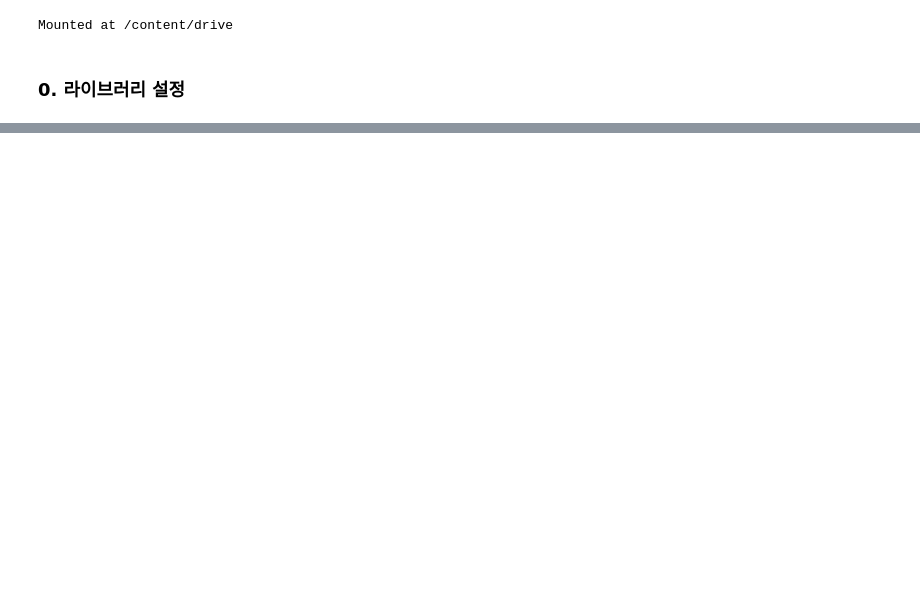
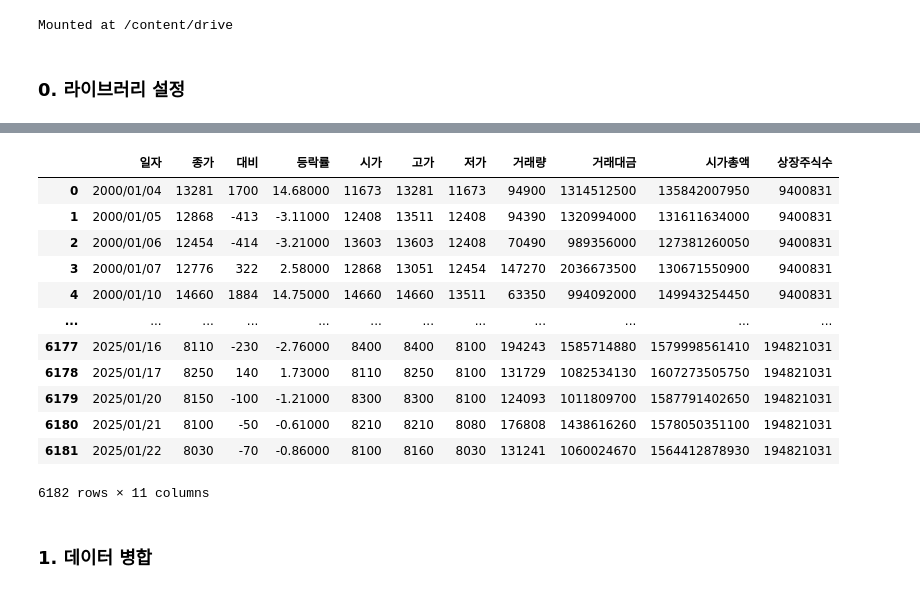
Before and after one commit to jwshin0908/Algorithm, a Jupyter notebook: KOREANRE_DT.ipynb, the cells around one changed output, grey strips where cells are left out. Saved outputs shown, nothing was run; the diff lists cells and outputs as text; code cells hidden in the pictures; blank space fills up the shorter version.

Commit message:
Colab을 통해 생성됨

```diff
--- a/KOREANRE_DT.ipynb
+++ b/KOREANRE_DT.ipynb
@@ -47,0 +68,20 @@ ModuleNotFoundError: No module named 'ta'
+# %%
+df1 = pd.read_csv('/content/drive/MyDrive/Colab Notebooks/코리안리/코리안리(000101_011231).csv', encoding='cp949')
+df2 = pd.read_csv('/content/drive/MyDrive/Colab Notebooks/코리안리/코리안리(020101_031231).csv', encoding='cp949')
+df3 = pd.read_csv('/content/drive/MyDrive/Colab Notebooks/코리안리/코리안리(040101_051231).csv', encoding='cp949')
+df4 = pd.read_csv('/content/drive/MyDrive/Colab Notebooks/코리안리/코리안리(060101_071231).csv', encoding='cp949')
+df5 = pd.read_csv('/content/drive/MyDrive/Colab Notebooks/코리안리/코리안리(080101_091231).csv', encoding='cp949')
+df6 = pd.read_csv('/content/drive/MyDrive/Colab Notebooks/코리안리/코리안리(100101_111231).csv', encoding='cp949')
+df7 = pd.read_csv('/content/drive/MyDrive/Colab Notebooks/코리안리/코리안리(120101_131231).csv', encoding='cp949')
+df8 = pd.read_csv('/content/drive/MyDrive/Colab Notebooks/코리안리/코리안리(140101_151231).csv', encoding='cp949')
+df9 = pd.read_csv('/content/drive/MyDrive/Colab Notebooks/코리안리/코리안리(160101_171231).csv', encoding='cp949')
+df10 = pd.read_csv('/content/drive/MyDrive/Colab Notebooks/코리안리/코리안리(180101_191231).csv', encoding='cp949')
+df11 = pd.read_csv('/content/drive/MyDrive/Colab Notebooks/코리안리/코리안리(200101_211231).csv', encoding='cp949')
+df12 = pd.read_csv('/content/drive/MyDrive/Colab Notebooks/코리안리/코리안리(220101_231231).csv', encoding='cp949')
+df13 = pd.read_csv('/content/drive/MyDrive/Colab Notebooks/코리안리/코리안리(240101_251231).csv', encoding='cp949')
+# %%
+# 데이터프레임 리스트
+dfs = [df13, df12, df11, df10, df9, df8, df7, df6, df5, df4, df3, df2, df1]
+
+# 아래로 이어붙이기
+df = pd.concat(dfs, axis=0, ignore_index=True)
@@ -47,0 +101,20 @@ ModuleNotFoundError: No module named 'ta'
+# %%
+df = df.sort_index(ascending=False).reset_index(drop=True)
+# %%
+df
+# %% [output]
+|  | 일자 | 종가 | 대비 | 등락률 | 시가 | 고가 | 저가 | 거래량 | 거래대금 | 시가총액 | 상장주식수 |
+| 0 | 2000/01/04 | 13281 | 1700 | 14.68000 | 11673 | 13281 | 11673 | 94900 | 1314512500 | 135842007950 | 9400831 |
+| 1 | 2000/01/05 | 12868 | -413 | -3.11000 | 12408 | 13511 | 12408 | 94390 | 1320994000 | 131611634000 | 9400831 |
+| 2 | 2000/01/06 | 12454 | -414 | -3.21000 | 13603 | 13603 | 12408 | 70490 | 989356000 | 127381260050 | 9400831 |
+| 3 | 2000/01/07 | 12776 | 322 | 2.58000 | 12868 | 13051 | 12454 | 147270 | 2036673500 | 130671550900 | 9400831 |
+| 4 | 2000/01/10 | 14660 | 1884 | 14.75000 | 14660 | 14660 | 13511 | 63350 | 994092000 | 149943254450 | 9400831 |
+| ... | ... | ... | ... | ... | ... | ... | ... | ... | ... | ... | ... |
+| 6177 | 2025/01/16 | 8110 | -230 | -2.76000 | 8400 | 8400 | 8100 | 194243 | 1585714880 | 1579998561410 | 194821031 |
+| 6178 | 2025/01/17 | 8250 | 140 | 1.73000 | 8110 | 8250 | 8100 | 131729 | 1082534130 | 1607273505750 | 194821031 |
+| 6179 | 2025/01/20 | 8150 | -100 | -1.21000 | 8300 | 8300 | 8100 | 124093 | 1011809700 | 1587791402650 | 194821031 |
+| 6180 | 2025/01/21 | 8100 | -50 | -0.61000 | 8210 | 8210 | 8080 | 176808 | 1438616260 | 1578050351100 | 194821031 |
+| 6181 | 2025/01/22 | 8030 | -70 | -0.86000 | 8100 | 8160 | 8030 | 131241 | 1060024670 | 1564412878930 | 194821031 |
+6182 rows × 11 columns
+# %% [markdown]
+### 1. 데이터 병합
```
Also changed, not shown: parts of 5 cells of this notebook.
